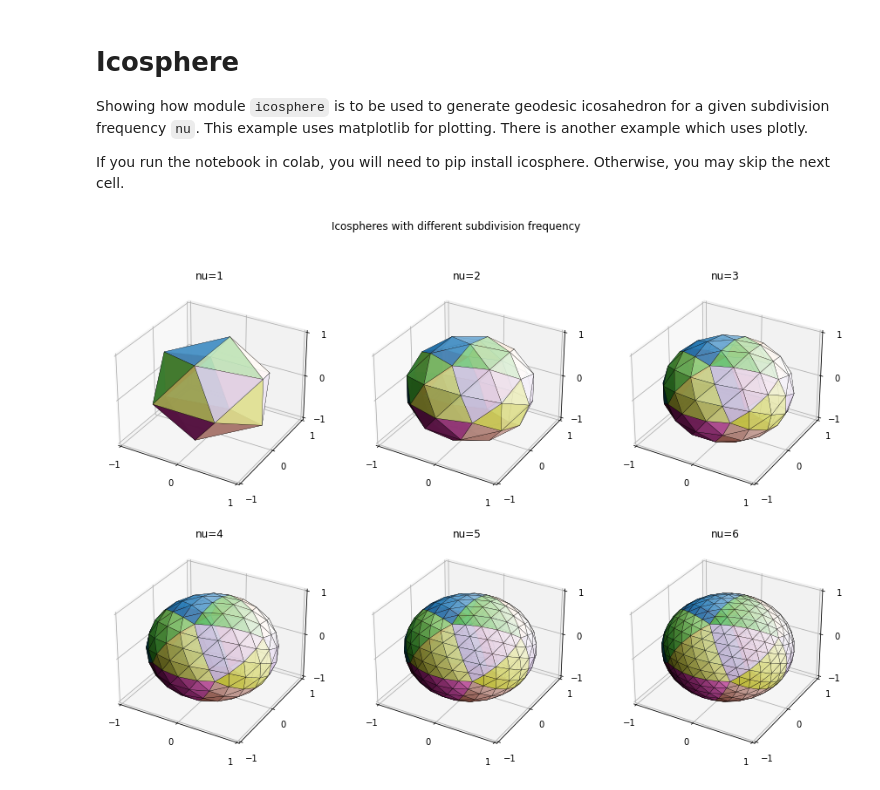
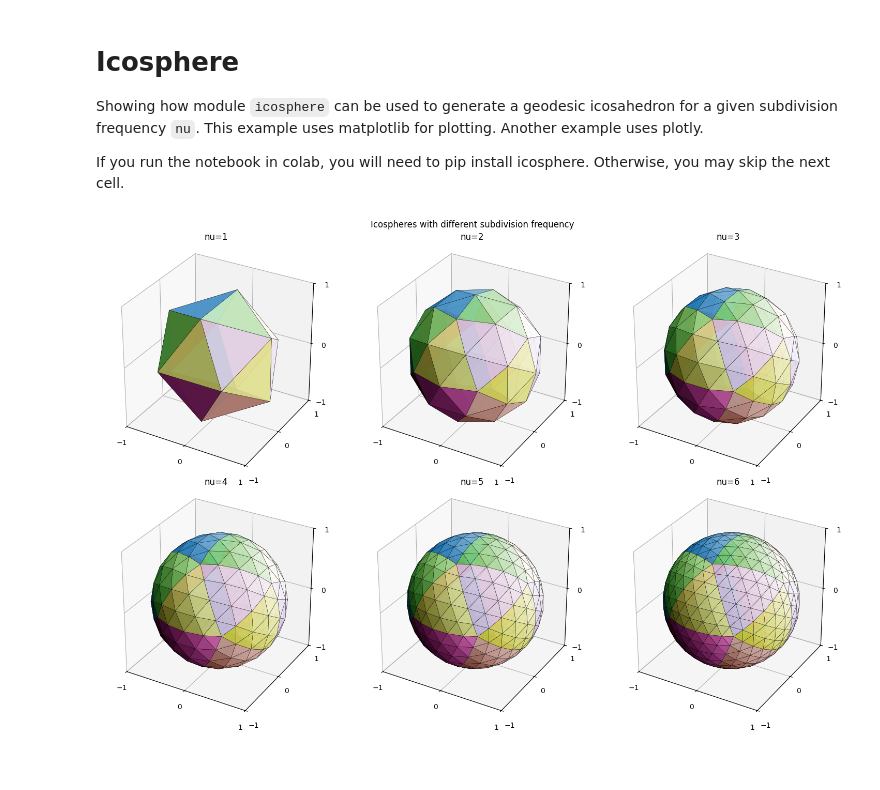
Before and after one commit to vedranaa/icosphere, a Jupyter notebook: Example_in_matplotlib.ipynb, the cells around one changed output. Drawn from its saved outputs; the diff is of its cells as text; code cells hidden in the pictures.

Commit message:
cleaning examples and improving the readme figure

```diff
--- a/Example_in_matplotlib.ipynb
+++ b/Example_in_matplotlib.ipynb
@@ -1,8 +1,7 @@
 # %% [markdown]
 # Icosphere
 
-Showing how module `icosphere` is to be used to generate geodesic icosahedron for a given subdivision frequency `nu`.
-This example uses matplotlib for plotting. There is another example which uses plotly.
+Showing how module `icosphere` can be used to generate a geodesic icosahedron for a given subdivision frequency `nu`. This example uses matplotlib for plotting. Another example uses plotly.
 
 If you run the notebook in colab, you will need to pip install icosphere. Otherwise, you may skip the next cell.
 # %%
@@ -10,55 +9,48 @@ If you run the notebook in colab, you will need to pip install icosphere. Otherw
 # %%
 from icosphere import icosphere
 import numpy as np
 import matplotlib.pyplot as plt
 import matplotlib.colors
-import mpl_toolkits.mplot3d
+from mpl_toolkits.mplot3d.art3d import Poly3DCollection
 
-fig = plt.figure(figsize=(15, 10))
+fig = plt.figure()
+light_source = matplotlib.colors.LightSource(azdeg=60, altdeg=30)
+
 for nu in range(1, 7):
-
     vertices, faces = icosphere(nu=nu)
 
-    # basic mesh color, divided in 20 groups (one for each original face)
-    jet = matplotlib.cm.tab20(np.linspace(0, 1, 20))
-    jet = np.tile(jet[:, :3], (1, faces.shape[0] // 20))
-    jet = jet.reshape(faces.shape[0], 1, 3)
+    # Basic mesh colors divided in 20 groups (one for each original face).
+    colors = matplotlib.cm.tab20(np.linspace(0, 1, 20))[:, :3]
+    colors = np.tile(colors, (1, faces.shape[0] // 20)).reshape(faces.shape[0], 1, 3)
 
-    # computing face shading intensity based on face normals
-    face_normals = np.cross(vertices[faces[:, 1]] - vertices[faces[:, 0]],
-                            vertices[faces[:, 2]] - vertices[faces[:, 0]])
-    face_normals /= np.sqrt(np.sum(face_normals ** 2, axis=1, keepdims=True))
-    light_source = matplotlib.colors.LightSource(azdeg=60, altdeg=30)
+    # Compute face shading intensity from normalized face normals.
+    face_normals = np.cross(
+        vertices[faces[:, 1]] - vertices[faces[:, 0]],
+        vertices[faces[:, 2]] - vertices[faces[:, 0]],
+    )
+    face_normals /= np.linalg.norm(face_normals, axis=1, keepdims=True)
     intensity = light_source.shade_normals(face_normals)
 
-    # blending face colors and face shading intensity
-    rgb = light_source.blend_hsv(rgb=jet, intensity=intensity.reshape(-1, 1, 1))
+    # Blend base colors with shading and add alpha channel.
+    rgb = light_source.blend_hsv(rgb=colors, intensity=intensity.reshape(-1, 1, 1))
+    alpha = np.full((rgb.shape[0], 1, 1), 0.9)
+    rgba = np.concatenate((rgb, alpha), axis=2)
 
-    # adding alpha value, may be left out
-    rgba = np.concatenate((rgb, 0.9 * np.ones(shape=(rgb.shape[0], 1, 1))), axis=2)
-
-    # creating mesh with given face colors
-    poly = mpl_toolkits.mplot3d.art3d.Poly3DCollection(vertices[faces])
+    poly = Poly3DCollection(vertices[faces])
     poly.set_facecolor(rgba.reshape(-1, 4))
-    poly.set_edgecolor('black')
+    poly.set_edgecolor("black")
     poly.set_linewidth(0.25)
 
-    # and now -- visualization!
-    ax = fig.add_subplot(2, 3, nu, projection='3d')
-
+    ax = fig.add_subplot(2, 3, nu, projection="3d")
     ax.add_collection3d(poly)
 
-    ax.set_xlim(-1, 1)
-    ax.set_ylim(-1, 1)
-    ax.set_zlim(-1, 1)
+    ax.set(xlim=(-1, 1), ylim=(-1, 1), zlim=(-1, 1))
+    ax.set(xticks=[-1, 0, 1], yticks=[-1, 0, 1], zticks=[-1, 0, 1])
+    ax.set_box_aspect((1, 1, 1))
+    ax.set_title(f"nu={nu}")
 
-    ax.set_xticks([-1, 0, 1])
-    ax.set_yticks([-1, 0, 1])
-    ax.set_zticks([-1, 0, 1])
-
-    ax.set_title(f'nu={nu}')
-
-fig.suptitle('Icospheres with different subdivision frequency')
+fig.suptitle("Icospheres with different subdivision frequency")
+plt.tight_layout()
 plt.show()
 # %% [output]
-[figure, old version]
+[figure, new version]
```
Also changed, not shown: 3 other files.
